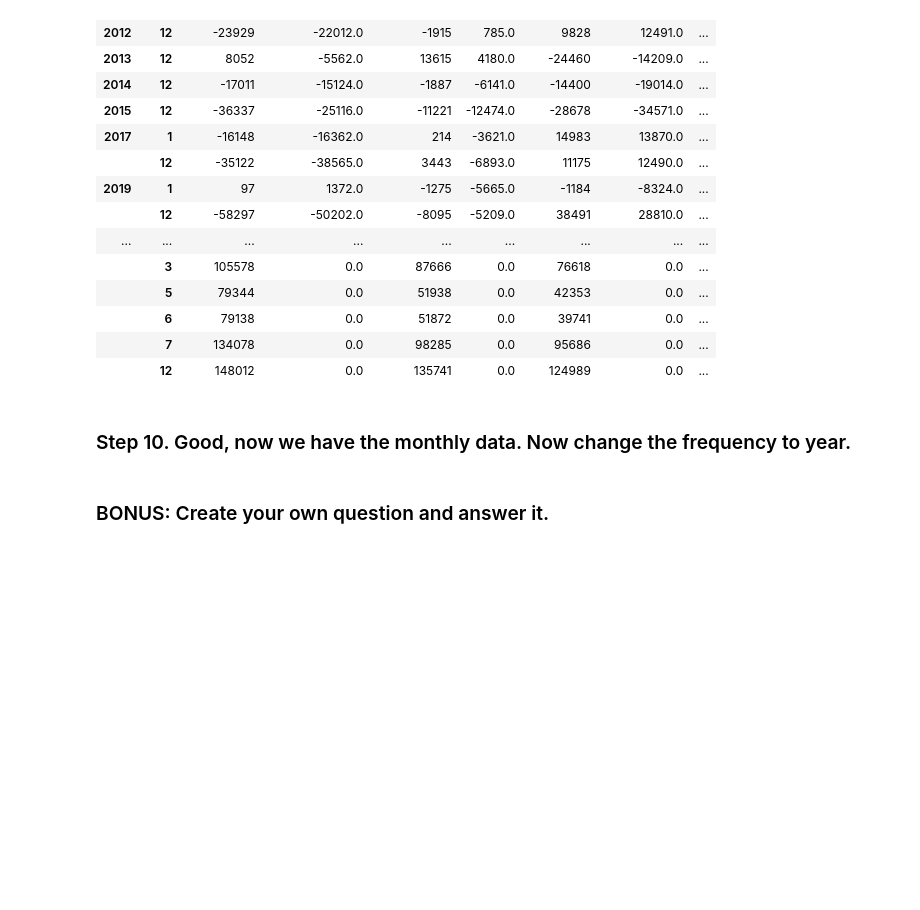
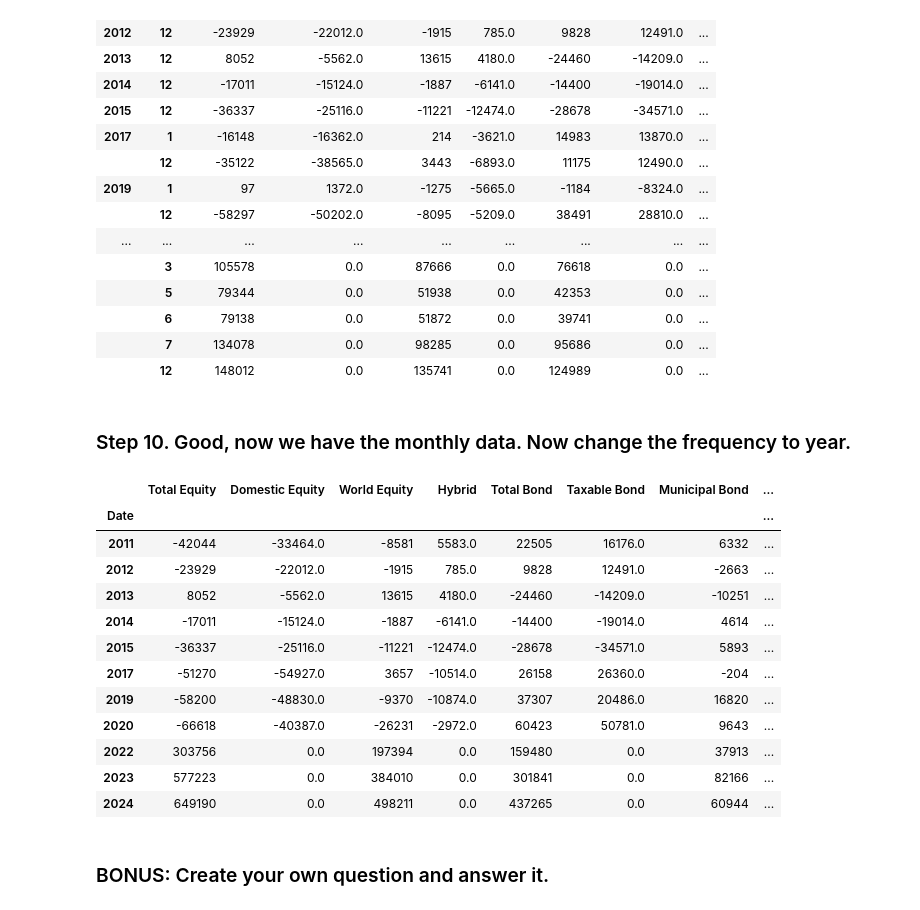
Before and after one commit to coretlwww/pandas_exercises, a Jupyter notebook: 09_Time_Series/Investor_Flow_of_Funds_US/Exercises.ipynb, the cells around one changed output. Cells and saved outputs as stored; diff of their text form; code cells hidden in the pictures; blank space fills up the shorter version.

```diff
--- a/09_Time_Series/Investor_Flow_of_Funds_US/Exercises.ipynb
+++ b/09_Time_Series/Investor_Flow_of_Funds_US/Exercises.ipynb
@@ -120,6 +120,20 @@ monthly_fr.dropna()
 # %% [markdown]
 ### Step 10. Good, now we have the monthly data. Now change the frequency to year.
 # %%
-called.groupby(called.index.
+called.groupby(called.index.year).sum()
+# %% [output]
+|  | Total Equity | Domestic Equity | World Equity | Hybrid | Total Bond | Taxable Bond | Municipal Bond | ... |
+| Date |  |  |  |  |  |  |  | ... |
+| 2011 | -42044 | -33464.0 | -8581 | 5583.0 | 22505 | 16176.0 | 6332 | ... |
+| 2012 | -23929 | -22012.0 | -1915 | 785.0 | 9828 | 12491.0 | -2663 | ... |
+| 2013 | 8052 | -5562.0 | 13615 | 4180.0 | -24460 | -14209.0 | -10251 | ... |
+| 2014 | -17011 | -15124.0 | -1887 | -6141.0 | -14400 | -19014.0 | 4614 | ... |
+| 2015 | -36337 | -25116.0 | -11221 | -12474.0 | -28678 | -34571.0 | 5893 | ... |
+| 2017 | -51270 | -54927.0 | 3657 | -10514.0 | 26158 | 26360.0 | -204 | ... |
+| 2019 | -58200 | -48830.0 | -9370 | -10874.0 | 37307 | 20486.0 | 16820 | ... |
+| 2020 | -66618 | -40387.0 | -26231 | -2972.0 | 60423 | 50781.0 | 9643 | ... |
+| 2022 | 303756 | 0.0 | 197394 | 0.0 | 159480 | 0.0 | 37913 | ... |
+| 2023 | 577223 | 0.0 | 384010 | 0.0 | 301841 | 0.0 | 82166 | ... |
+| 2024 | 649190 | 0.0 | 498211 | 0.0 | 437265 | 0.0 | 60944 | ... |
 # %% [markdown]
 ### BONUS: Create your own question and answer it.
```
